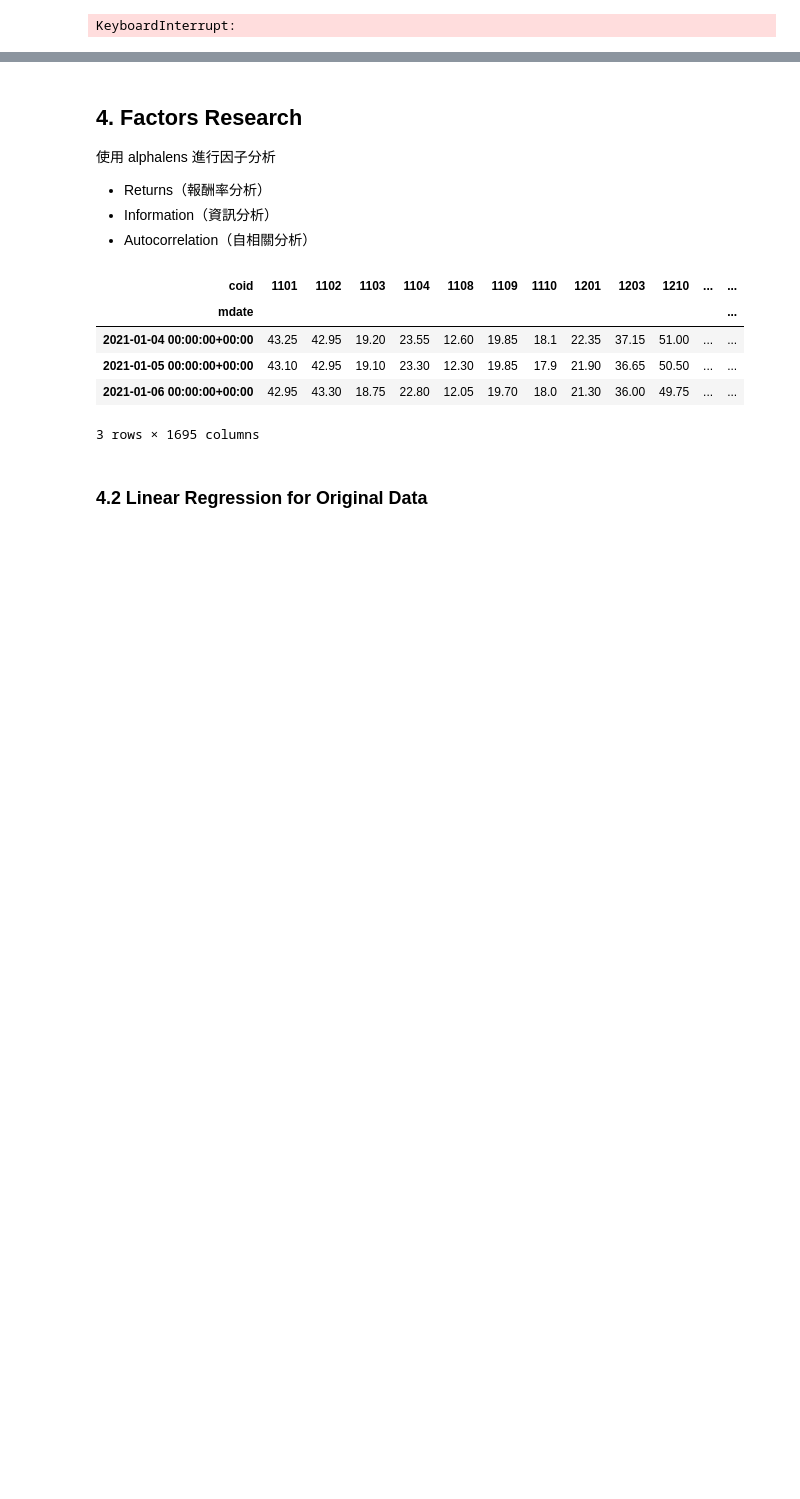
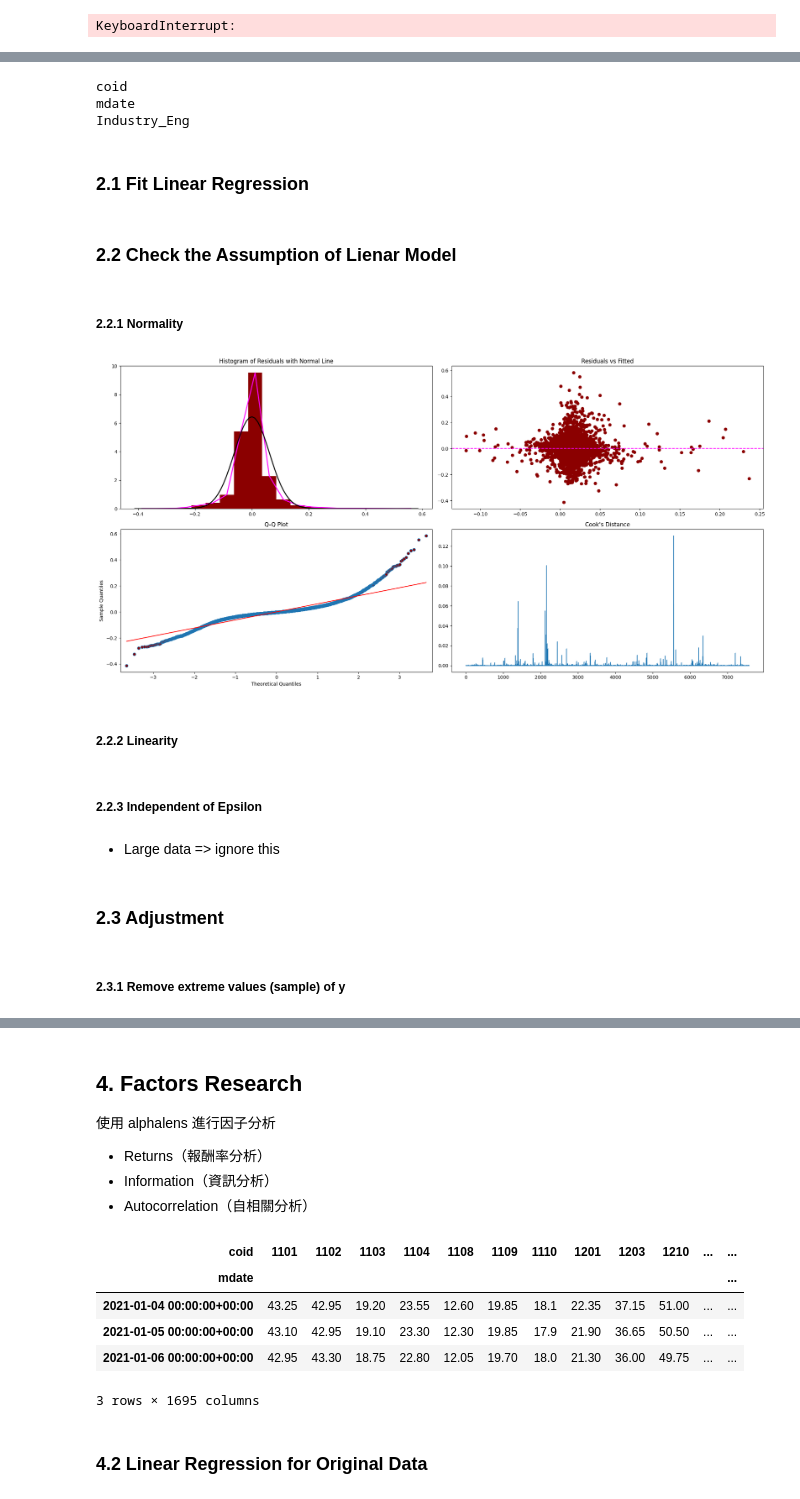
Before and after one commit to KJJHHH/Build-Portfolio, a Jupyter notebook: TEJ_portfolio/TEJ_Reg_Analysis.ipynb, the cells around one changed output, grey strips where cells are left out. Drawn from its saved outputs; the diff is of its cells as text; code cells hidden in the pictures; blank space fills up the shorter version.

```diff
--- a/TEJ_portfolio/TEJ_Reg_Analysis.ipynb
+++ b/TEJ_portfolio/TEJ_Reg_Analysis.ipynb
@@ -315,0 +317,3 @@ data.to_sql(table_name, con=con, if_exists='replace')
+# %%
+with open('data/clean_data/clean_weekly_data.pk', 'rb') as f:
+    data_preprocess = pickle.load(f)
@@ -562,0 +394,54 @@ plt.show()
+# %%
+from utils import *
+
+# Check `columns type != float`
+for i in data_preprocess.columns:
+    if data_preprocess[i].dtypes != np.float64:
+        print(i)
+
+# Train test period size
+train_size = 8 # weeks
+start_train_date = min(data_preprocess.reset_index()["mdate"])
+end_train_date = start_train_date + pd.DateOffset(weeks = train_size)
+start_test_date = end_train_date + pd.DateOffset(weeks = 1)
+end_test_date = start_test_date + pd.DateOffset(weeks = 1)
+
+# Train test data
+train, test, start_train_date, start_test_date = \
+    update_data(
+        data_preprocess.reset_index(),
+        start_train_date,
+        train_size)
+# %% [output]
+coid
+mdate
+Industry_Eng
+# %% [markdown]
+### 2.1 Fit Linear Regression
+# %%
+
+# split X, y
+X_train, y_train = split_X_y(train.drop('index', axis = 1))
+X_test, y_test = split_X_y(test.drop('index', axis = 1))
+
+# fit linear
+linear_reg = fit_linear(X_train, y_train)
+# %% [markdown]
+### 2.2 Check the Assumption of Lienar Model
+# %% [markdown]
+##### 2.2.1 Normality
+# %%
+# eps
+graphic_diagnostic(linear_reg)
+# %% [output]
+[figure, added]
+# %% [markdown]
+##### 2.2.2 Linearity
+# %% [markdown]
+##### 2.2.3 Independent of Epsilon
+# %% [markdown]
+- Large data => ignore this
+# %% [markdown]
+### 2.3 Adjustment
+# %% [markdown]
+##### 2.3.1 Remove extreme values (sample) of y
```
Also changed, not shown: parts of 45 cells of this notebook.
